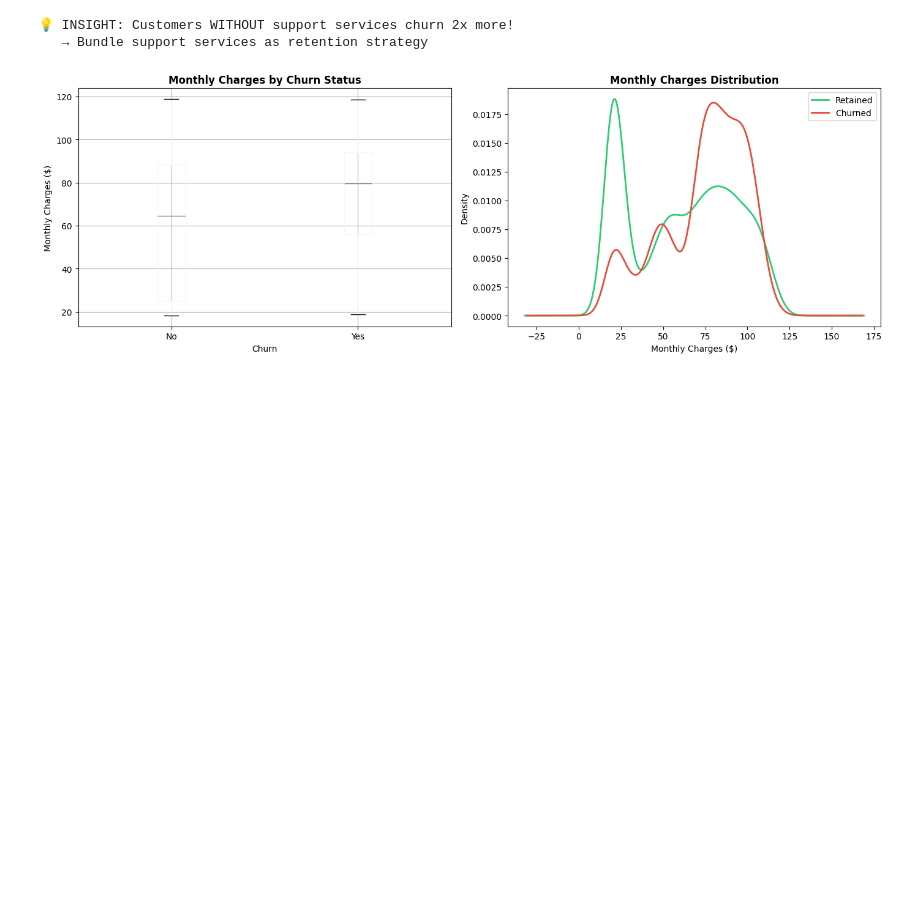
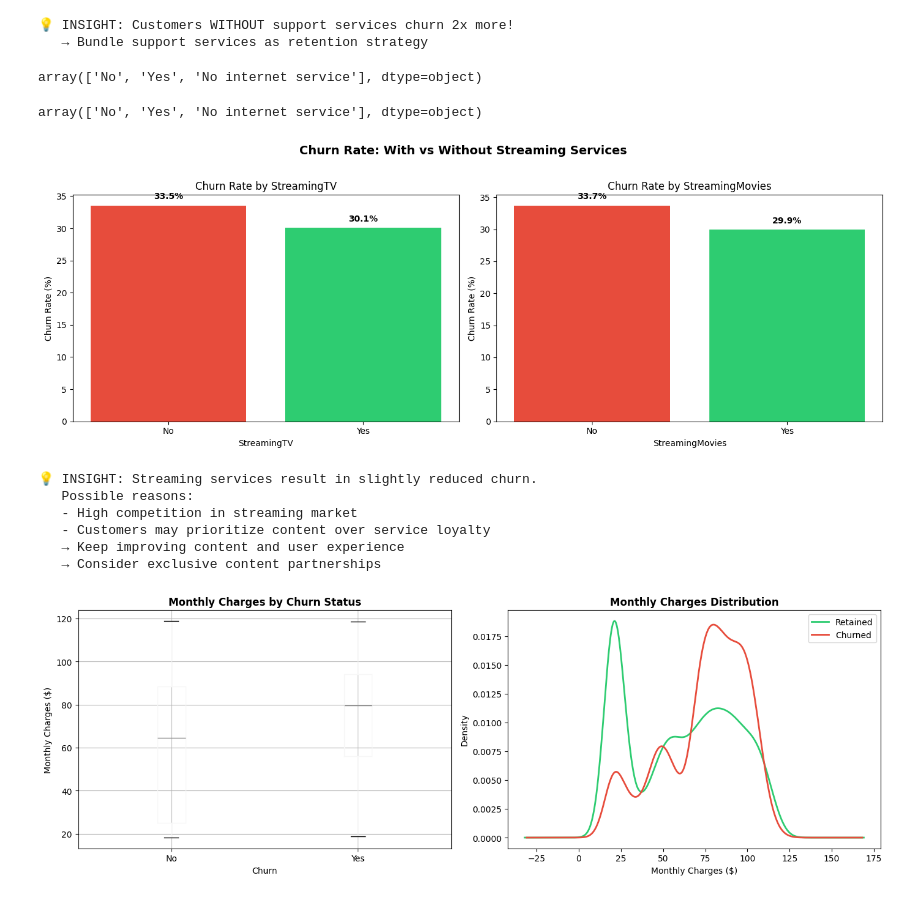
Before and after one commit to Krazyrv/Customer-churn-prediction, a Jupyter notebook: notebooks/EDA.ipynb, the cells around one changed output. Drawn from its saved outputs; the diff is of its cells as text; code cells hidden in the pictures; blank space fills up the shorter version.

```diff
--- a/notebooks/EDA.ipynb
+++ b/notebooks/EDA.ipynb
@@ -323,6 +323,49 @@ print("   → Bundle support services as retention strategy")
 [figure]
 💡 INSIGHT: Customers WITHOUT support services churn 2x more!
    → Bundle support services as retention strategy
+# %%
+df['StreamingTV'].unique()
+# %% [output]
+array(['No', 'Yes', 'No internet service'], dtype=object)
+# %%
+df['StreamingMovies'].unique()
+# %% [output]
+array(['No', 'Yes', 'No internet service'], dtype=object)
+# %%
+# Streaming Services
+fig, axes = plt.subplots(1,2, figsize=(14,5))
+streaming_services = ['StreamingTV', 'StreamingMovies']
+for i, service in enumerate(streaming_services):
+    # Only compare Yes vs No (not 'No internet service')
+    service_data = df[df[service].isin(['Yes', 'No'])]
+    churn_rate = service_data.groupby(service)['Churn'].apply(lambda x: (x == 'Yes').mean() * 100)
+    colors = ['#e74c3c', '#2ecc71']
+    bars = axes[i].bar(churn_rate.index, churn_rate.values, color=colors)
+    axes[i].set_title(f'Churn Rate by {service}')
+    axes[i].set_ylabel('Churn Rate (%)')
+    axes[i].set_xlabel(service)
+    for bar in bars:
+        axes[i].text(bar.get_x() + bar.get_width()/2, bar.get_height() + 1,
+                     f'{bar.get_height():.1f}%', ha='center', fontweight='bold')
+plt.suptitle('Churn Rate: With vs Without Streaming Services', fontsize=14, fontweight='bold', y=1.02)
+plt.tight_layout()
+plt.savefig('../docs/img/streaming_services_churn.png', dpi=150, bbox_inches='tight')
+plt.show()
+
+print("\n💡 INSIGHT: Streaming services result in slightly reduced churn.")
+print("   Possible reasons:")
+print("   - High competition in streaming market")
+print("   - Customers may prioritize content over service loyalty")
+print("   → Keep improving content and user experience")
+print("   → Consider exclusive content partnerships")
+# %% [output]
+[figure, added]
+💡 INSIGHT: Streaming services result in slightly reduced churn.
+   Possible reasons:
+   - High competition in streaming market
+   - Customers may prioritize content over service loyalty
+   → Keep improving content and user experience
+   → Consider exclusive content partnerships
 # %%
 # Monthly charges distribution
 fig, axes = plt.subplots(1, 2, figsize=(14, 5))
```
Also changed, not shown: 2 other files.
